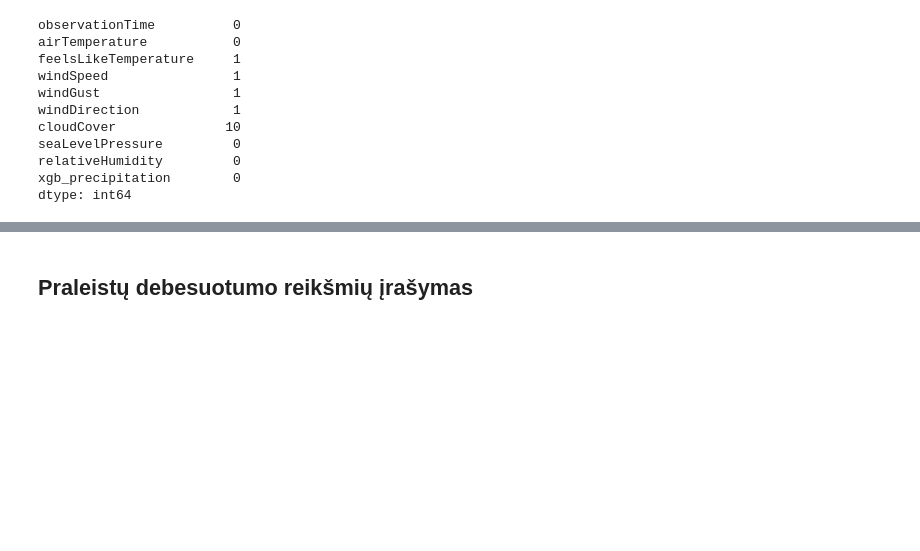
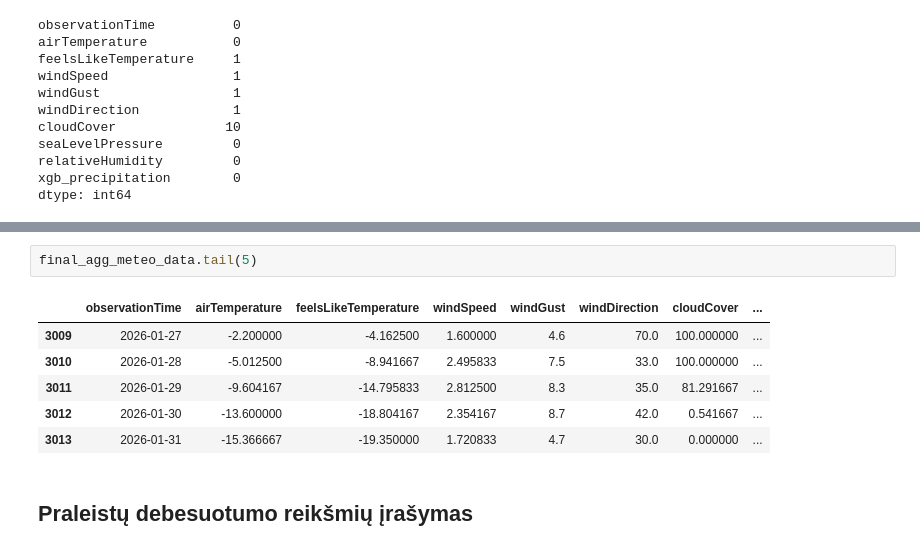
Before and after one commit to rugcer04/Duomenu_mokslo_projektas, a Jupyter notebook: code/python/datasets_prep/New_meteo_dataset_prep.ipynb, the cells around one changed output, grey strips where cells are left out. Drawn from its saved outputs; the diff is of its cells as text; blank space fills up the shorter version.

```diff
--- a/code/python/datasets_prep/New_meteo_dataset_prep.ipynb
+++ b/code/python/datasets_prep/New_meteo_dataset_prep.ipynb
@@ -636,3 +651,12 @@ Galutinės duomenų aibės apkarpymas
+# %%
+final_agg_meteo_data.tail(5)
+# %% [output]
+|  | observationTime | airTemperature | feelsLikeTemperature | windSpeed | windGust | windDirection | cloudCover | ... |
+| 3009 | 2026-01-27 | -2.200000 | -4.162500 | 1.600000 | 4.6 | 70.0 | 100.000000 | ... |
+| 3010 | 2026-01-28 | -5.012500 | -8.941667 | 2.495833 | 7.5 | 33.0 | 100.000000 | ... |
+| 3011 | 2026-01-29 | -9.604167 | -14.795833 | 2.812500 | 8.3 | 35.0 | 81.291667 | ... |
+| 3012 | 2026-01-30 | -13.600000 | -18.804167 | 2.354167 | 8.7 | 42.0 | 0.541667 | ... |
+| 3013 | 2026-01-31 | -15.366667 | -19.350000 | 1.720833 | 4.7 | 30.0 | 0.000000 | ... |
 # %% [markdown]
 ## Praleistų debesuotumo reikšmių įrašymas
 # %% [markdown]
```
Also changed, not shown: parts of 26 cells of this notebook.
